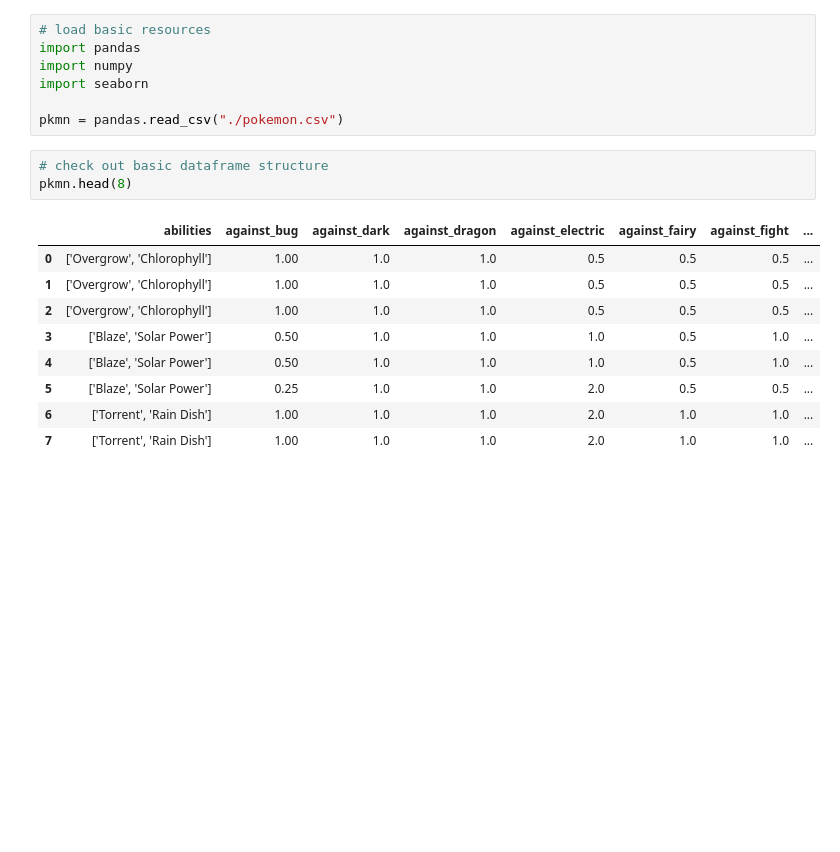
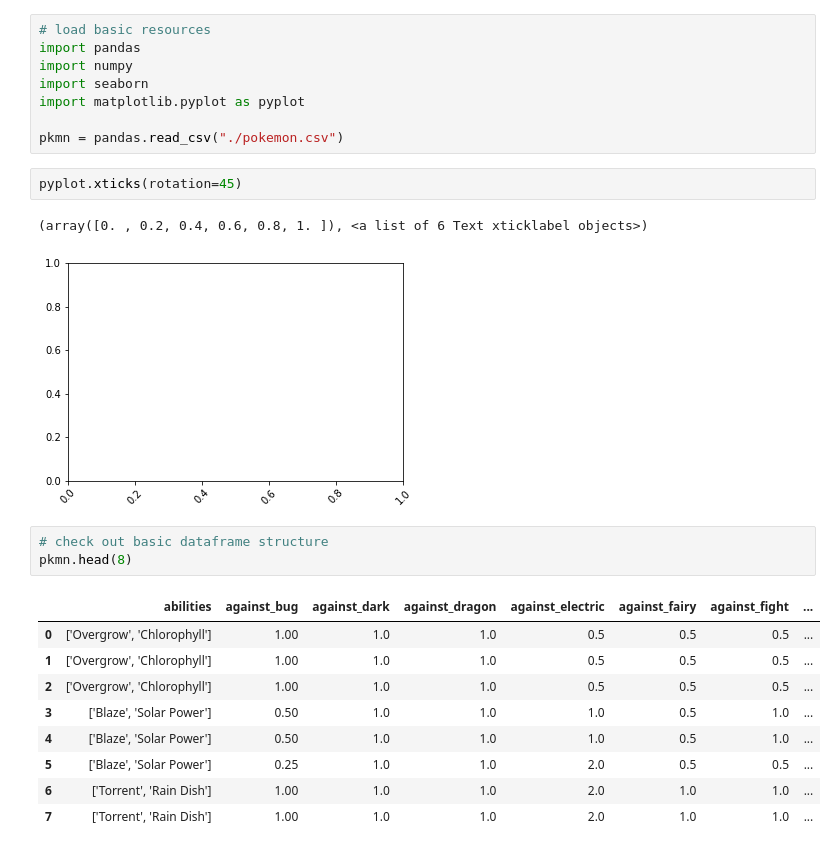
Before and after one commit to noltron000-coursework/datascience-project, a Jupyter notebook: source/pokemon.ipynb, the cells around one changed output. Cells and saved outputs as stored; diff of their text form; blank space fills up the shorter version.

```diff
--- a/source/pokemon.ipynb
+++ b/source/pokemon.ipynb
@@ -16,8 +16,14 @@
 import pandas
 import numpy
 import seaborn
+import matplotlib.pyplot as pyplot
 
 pkmn = pandas.read_csv("./pokemon.csv")
+# %%
+pyplot.xticks(rotation=45)
+# %% [output]
+(array([0. , 0.2, 0.4, 0.6, 0.8, 1. ]), <a list of 6 Text xticklabel objects>)
+[figure, added]
 # %%
 # check out basic dataframe structure
 pkmn.head(8)
```
Also changed, not shown: parts of 28 cells of this notebook.
